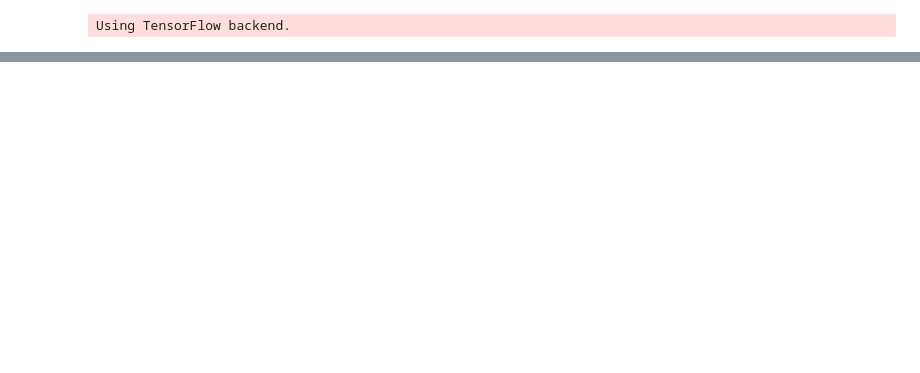
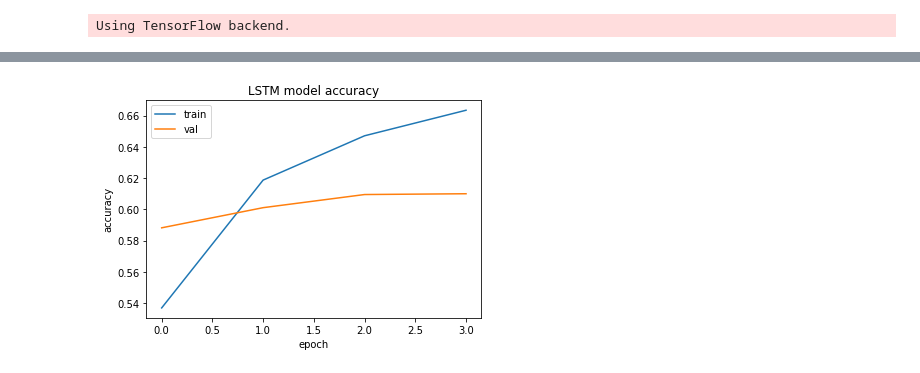
Before and after one commit to 30JD/Sentiment_Analysis_via_Deep_Learning, a Jupyter notebook: Sentiment_analysis.ipynb, the cells around one changed output, grey strips where cells are left out. Saved outputs shown, nothing was run; the diff lists cells and outputs as text; code cells hidden in the pictures; blank space fills up the shorter version.

```diff
--- a/Sentiment_analysis.ipynb
+++ b/Sentiment_analysis.ipynb
@@ -162,9 +188,8 @@ from keras.optimizers import Adam
 # %%
-
 model1 = Sequential()
 model1.add(Embedding(15000, 128))
-model1.add(LSTM(64, dropout = 0.4, recurrent_dropout=0.4, return_sequences=True))
-model1.add(LSTM(32, dropout = 0.5, recurrent_dropout = 0.5, return_sequences=False))
+model1.add(LSTM(64, dropout = 0.3, recurrent_dropout=0.3, return_sequences=True))
+model1.add(LSTM(32, dropout = 0.2, recurrent_dropout = 0.3, return_sequences=False))
 model1.add(Dense(5, activation='softmax'))
 opt = Adam(lr=0.001, decay=1e-5)
 model1.compile(loss = 'categorical_crossentropy', optimizer = opt, metrics = ['accuracy'])
@@ -172,2 +215,2 @@ model1.summary()
 # %%
-model1.fit(X_train, Y_train, batch_size = 32, epochs = 3, verbose = 1, validation_data=(X_val, Y_val))
+history1=model1.fit(X_train, Y_train, batch_size = 64, epochs = 4, verbose = 1, validation_data=(X_val, Y_val))
@@ -174,2 +230,14 @@ model1.fit(X_train, Y_train, batch_size = 32, epochs = 3, verbose = 1, validatio
+# %%
+f = plt.figure()
+plt.plot(history1.history['acc'])
+plt.plot(history1.history['val_acc'])
+plt.title('LSTM model accuracy')
+plt.ylabel('accuracy')
+plt.xlabel('epoch')
+plt.legend(['train', 'val'], loc='upper left')
+plt.show()
+f.savefig("LSTM.pdf", bbox_inches='tight')
+# %% [output]
+[figure, added]
 # %%
 p1 = model1.predict_classes(X_test, verbose = 1)
```
Also changed, not shown: parts of 35 cells of this notebook.
